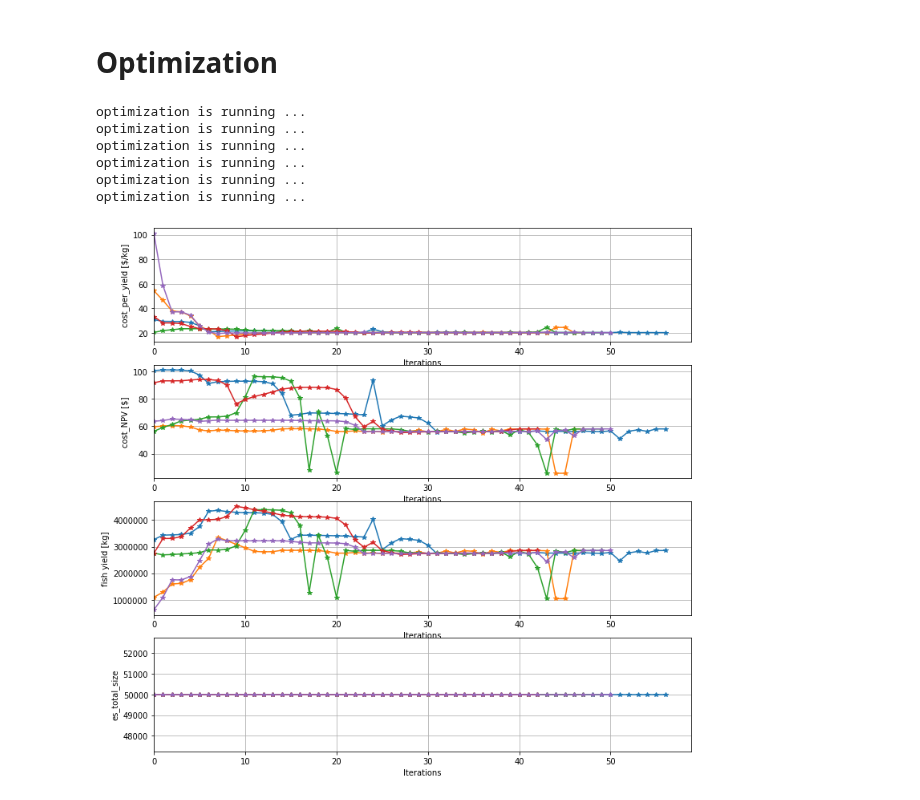
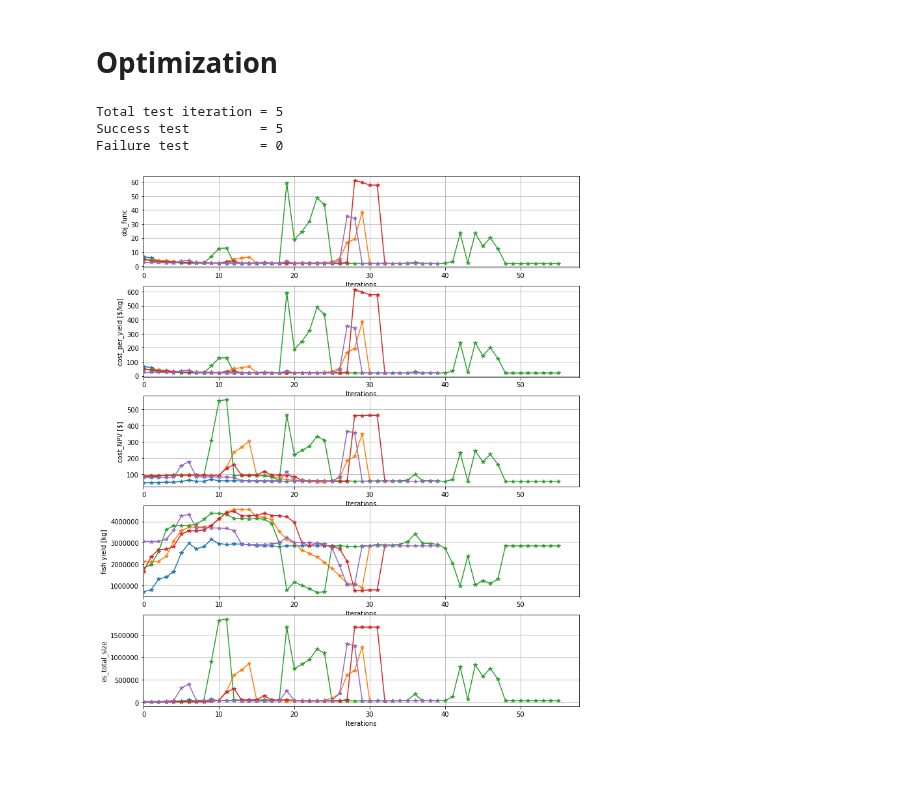
Before and after one commit to symbiotic-engineering/Aquaculture, a Jupyter notebook: run_sim_wecpen_random_init.ipynb, the cells around one changed output. Saved outputs shown, nothing was run; the diff lists cells and outputs as text; code cells hidden in the pictures; blank space fills up the shorter version.

Commit message:
Energy storage added and random optimization almost converged

```diff
--- a/run_sim_wecpen_random_init.ipynb
+++ b/run_sim_wecpen_random_init.ipynb
@@ -62,9 +62,11 @@ cons_ineq_history = []
 #cons_eq_history = []
 iteration_history = []
 data_history = np.empty([test_iter,len(x.nom0)+2+len(modules.ineq_constraint(x.nom0, x.name, p_best))]) #design_var + obj + success flag + cons
+failed_test_no = 0
+failed_test_history = []
 
 #fig for obj func
-obj_term_label = ['cost_per_yield [$/kg]','cost_NPV [$]', 'fish yield [kg]', 'es_total_size']
+obj_term_label = ['obj_func','cost_per_yield [$/kg]','cost_NPV [$]', 'fish yield [kg]', 'es_total_size']
 obj_terms_no = len(modules.obj_terms(x.nom0, x.name, p_best))
 fig, ax = plt.subplots(obj_terms_no, 1, figsize=(12, obj_terms_no*3))
 for i in range (obj_terms_no):
@@ -85,60 +87,67 @@ for ii in range(len(x.list)):
 for n_test in range(test_iter):
     x0 = []
     for i0 in range(len(x.bnds)):
-        #if (i0 < 4):
         x0.append(np.random.uniform(low=x.bnds[i0][0], high=x.bnds[i0][1]))
-        #else:
-        #    x0.append(x.nom0[i0])
+
+    #x0 = [14.217, 27.276,	27.563,	14.783]
+    # if n_test ==1:
+    #     x0 = [26.69089215022949, 21.68616523194402, 19.058364955056636, 10.386187923256829]
 
     args['x0'] = x0
     x_init, p_init, x, res_best, p_best, op_obj = wpaf_opt(all_vars, args)
 
-    for obj_terms_i in range (obj_terms_no):
-        ax[obj_terms_i].plot(op_obj.obj_term_history[:, obj_terms_i], marker='*')
-    for ineq_i in range (cons_no):
-        ax_cons[ineq_i].plot(op_obj.ineq[:, ineq_i], marker='*')
-    for x_i in range(len(x.list)):
-        ax_x[x_i].plot(op_obj.x_history[:, x_i], marker='*')
+    if res_best.success:
+        for obj_terms_i in range (obj_terms_no):
+            ax[obj_terms_i].plot(op_obj.obj_term_history[:, obj_terms_i], marker='*')
+        for ineq_i in range (cons_no):
+            ax_cons[ineq_i].plot(op_obj.ineq[:, ineq_i], marker='*')
+        for x_i in range(len(x.list)):
+            ax_x[x_i].plot(op_obj.x_history[:, x_i], marker='*')
+    else:
+        failed_test_history.append(np.array(x0))
+        failed_test_no += 1
+
 
     opt_res_history.append(op_obj.f)
     iteration_history.append(op_obj.count)
     cons_ineq_history.append(op_obj.ineq)
     #cons_eq_history.append(op_obj.eq)
+    data_history[n_test] = np.concatenate((np.array([res_best.success]), np.array([res_best.fun]), np.round(np.array(res_best.x), decimals = 3), np.array(op_obj.ineq[op_obj.count-1,:])), axis=0)
 
-    if res_best.success:
-        data_history[n_test] = np.concatenate((np.array([res_best.success]), np.array([res_best.fun]), np.round(np.array(res_best.x), decimals = 3), np.array(op_obj.ineq[op_obj.count-1,:])), axis=0)
-    else:
-        print('failed with:',x0)
+
+print('Total test iteration =', test_iter)
+print('Success test         =', test_iter - failed_test_no)
+print('Failure test         =', failed_test_no)
+for failed_i in range(failed_test_no):
+    print('   ',failed_i, ') failed with:',failed_test_history[failed_i])
+
 
 for i in range(obj_terms_no):
     ax[i].set(xlabel='Iterations', ylabel=obj_term_label[i])
     ax[i].grid(True)
     ax[i].set_xlim(0, None)
     ax[i].ticklabel_format(useOffset=False, style='plain', axis='y')
 for i in range(cons_no):
     ax_cons[i].set(xlabel='Iterations', ylabel=cons_title[i])
     ax_cons[i].grid(True)
     ax_cons[i].set_xlim(0, None)
     ax_cons[i].ticklabel_format(useOffset=False, style='plain', axis='y')
 for i in range(len(x.list)):
     ax_x[i].set(xlabel='Iterations', ylabel=x.list[i])
     ax_x[i].grid(True)
     ax_x[i].set_xlim(0, None)
-    ax_x[i].set_ylim(5, 85)
+    #ax_x[i].set_ylim(5, 85)
     ax_x[i].ticklabel_format(useOffset=False, style='plain', axis='y')
 plt.show()
 
 df = pd.DataFrame (data_history)
 df = df.set_axis(['success', 'Obj', 'capture_width', 'pen_diameter', 'pen_height', 'stock_density','P_gen_cons','fish_yield_cons_ineq', 'pen_ratio_low_cons', 'pen_ratio_up_cons', 'sustainable_power_operation_cons'], axis=1)
 #save data to xlsx format
 timestr = time.strftime("%Y%m%d_%H%M%S")
 filepath = 'results/design_var_raninit_' + timestr + '.xlsx'
 df.to_excel(filepath, index=False)
 # %% [output]
-optimization is running ...
-optimization is running ...
-optimization is running ...
-optimization is running ...
-optimization is running ...
-optimization is running ...
+Total test iteration = 5
+Success test         = 5
+Failure test         = 0
-[figure, old version]
+[figure, new version]
```
Also changed, not shown: parts of 4 cells of this notebook, 5 other files.
